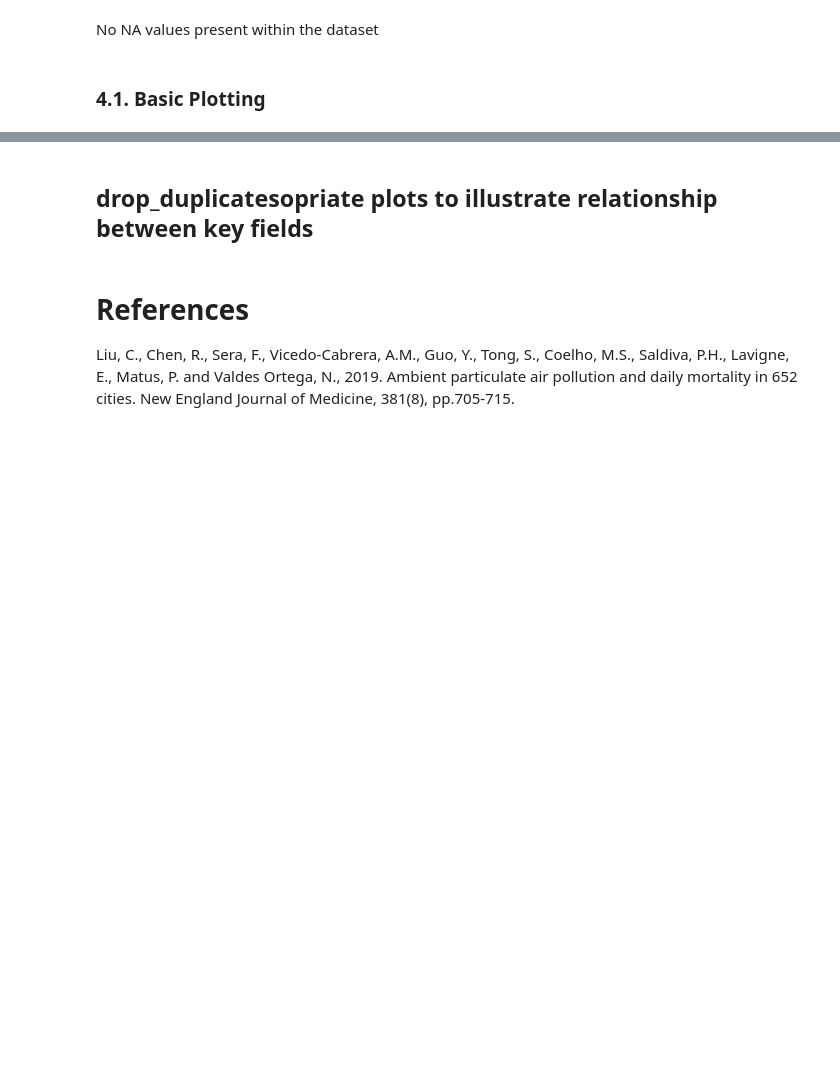
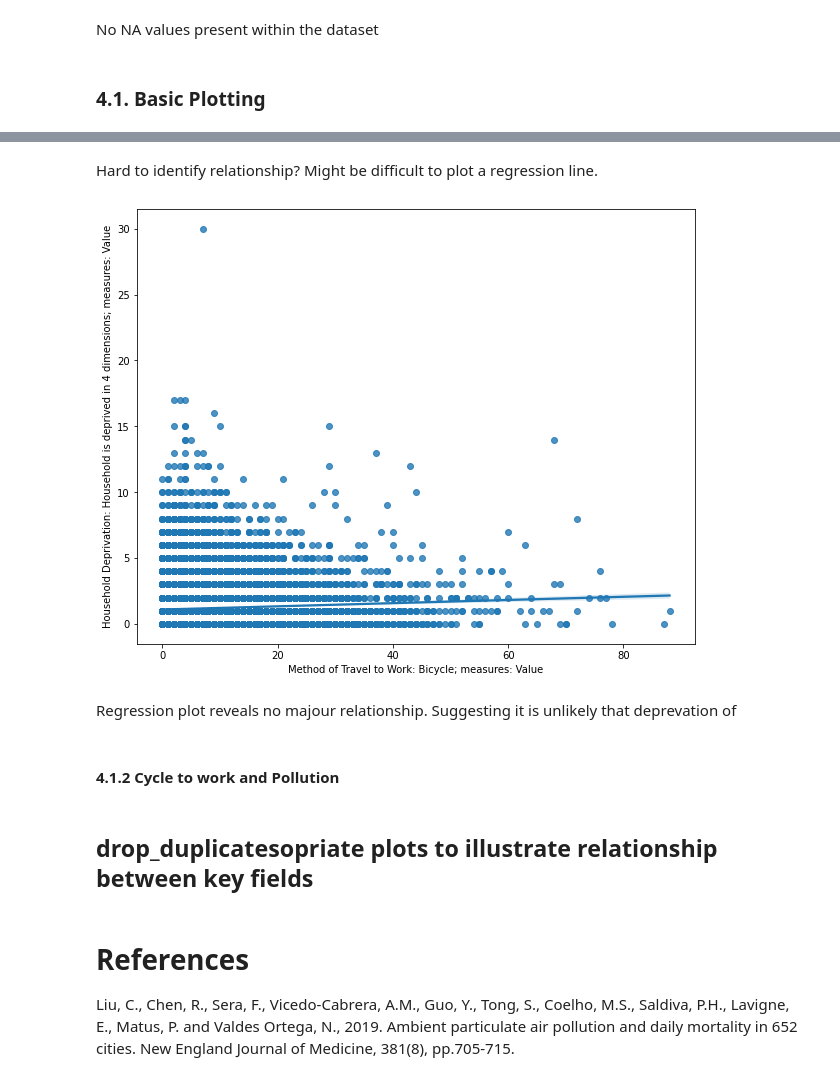
Before and after one commit to ZacharyP-E/qm_group25, a Jupyter notebook: qm_group_code.ipynb, the cells around one changed output, grey strips where cells are left out. Drawn from its saved outputs; the diff is of its cells as text; code cells hidden in the pictures; blank space fills up the shorter version.

```diff
--- a/qm_group_code.ipynb
+++ b/qm_group_code.ipynb
@@ -256,3 +276,17 @@ df = df.drop_duplicates(keep="first")
+# %% [markdown]
+Hard to identify relationship? Might be difficult to plot a regression line.
+# %%
+fig, ax = plt.subplots(1, figsize = (10,8))
+sns.regplot(data = df, x="Method of Travel to Work: Bicycle; measures: Value",
+            y="Household Deprivation: Household is deprived in 4 dimensions; measures: Value", ax=ax)
+
+plt.show()
+# %% [output]
+[figure, added]
+# %% [markdown]
+Regression plot reveals no majour relationship. Suggesting it is unlikely that deprevation of
+# %% [markdown]
+#### 4.1.2 Cycle to work and Pollution
 # %% [markdown]
 ## drop_duplicatesopriate plots to illustrate relationship between key fields
 # %% [markdown]
```
Also changed, not shown: parts of 3 cells of this notebook.
